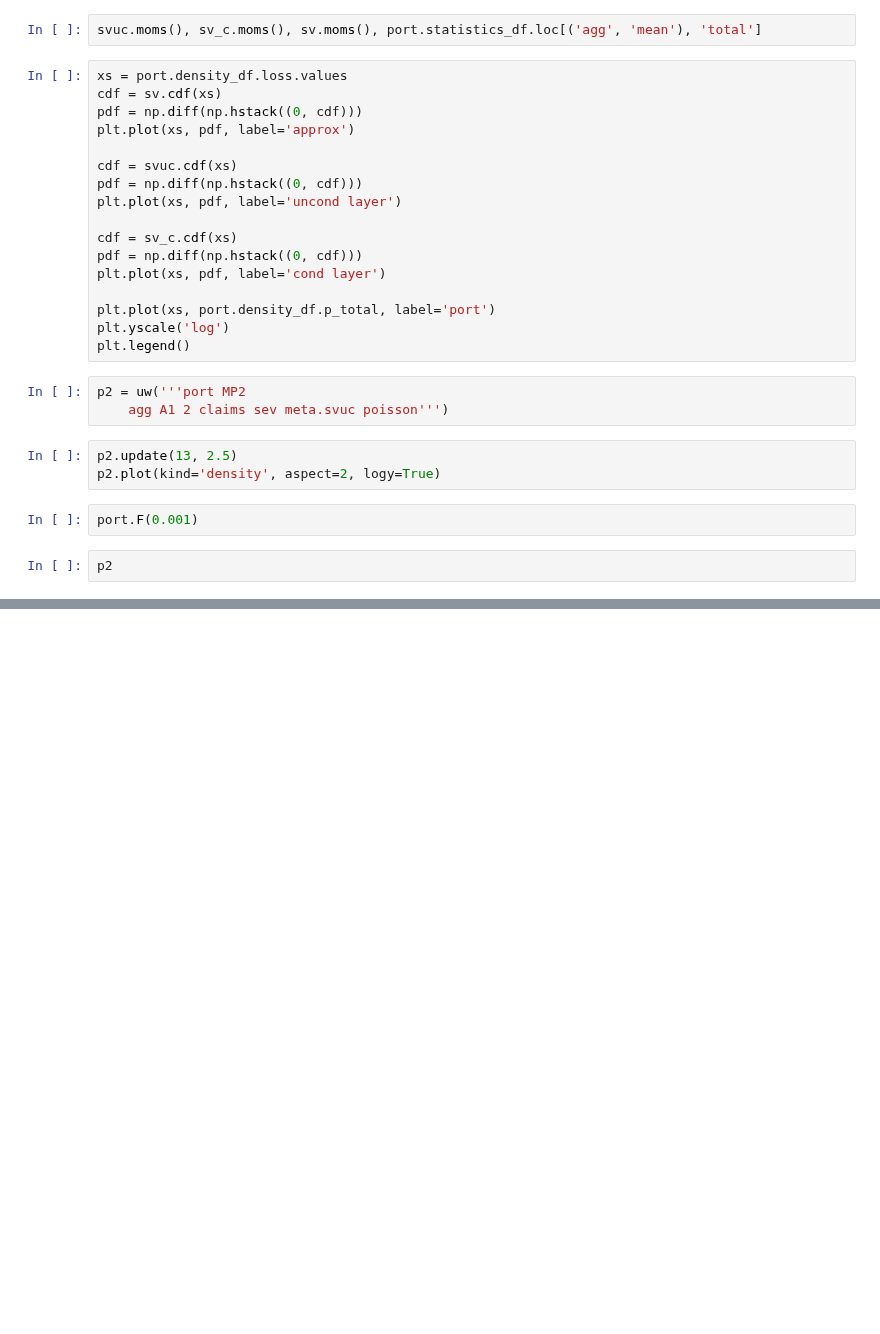
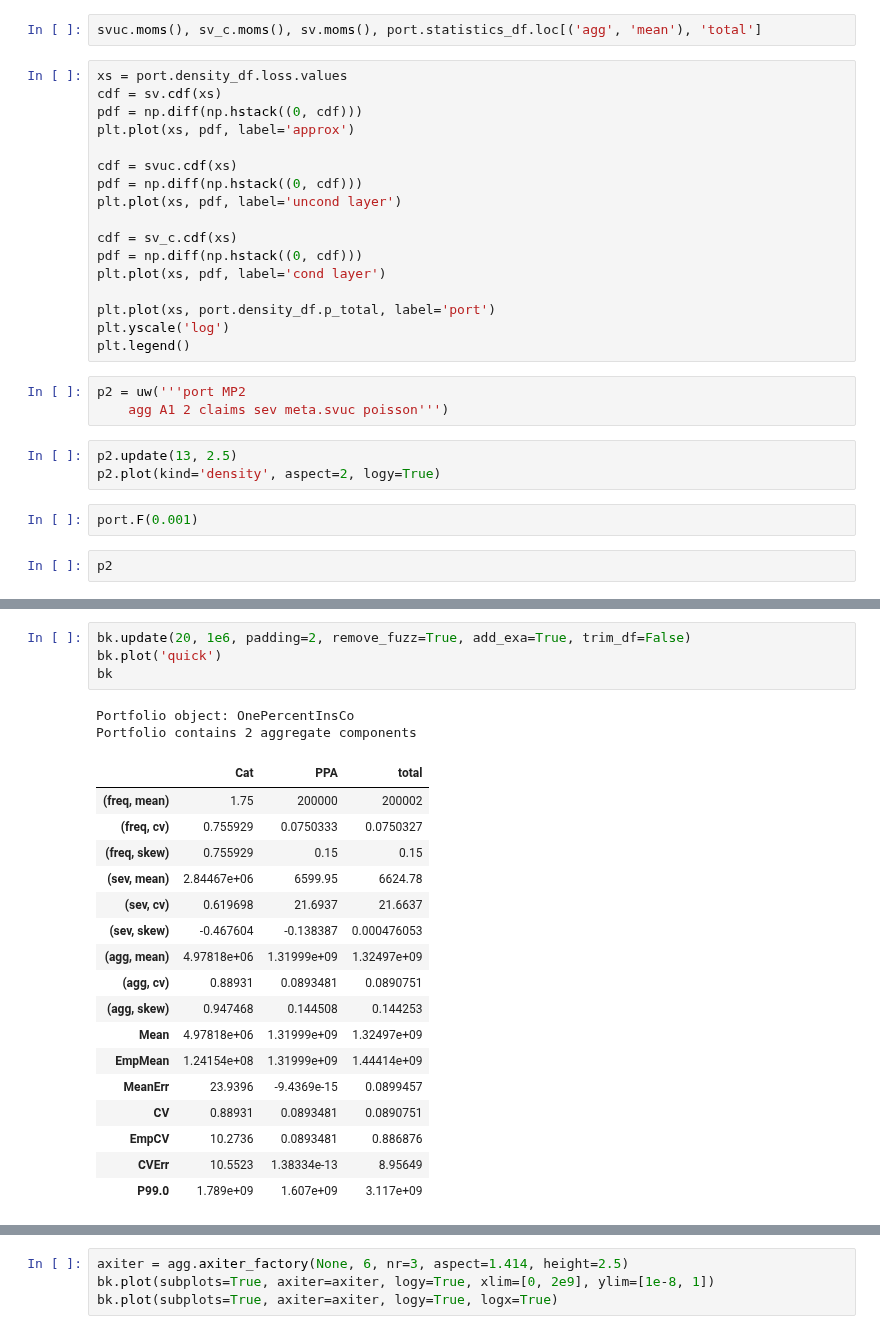
Before and after one commit to mynl/aggregate, a Jupyter notebook: examples/dist_and_pricing.ipynb, the cells around one changed output, grey strips where cells are left out. Drawn from its saved outputs; the diff is of its cells as text; blank space fills up the shorter version.

```diff
--- a/examples/dist_and_pricing.ipynb
+++ b/examples/dist_and_pricing.ipynb
@@ -224,0 +375,24 @@ p2
+# %%
+bk.update(20, 1e6, padding=2, remove_fuzz=True, add_exa=True, trim_df=False)
+bk.plot('quick')
+bk
+# %% [output]
+Portfolio object: OnePercentInsCo
+Portfolio contains 2 aggregate components
+|  | Cat | PPA | total |
+| (freq, mean) | 1.75 | 200000 | 200002 |
+| (freq, cv) | 0.755929 | 0.0750333 | 0.0750327 |
+| (freq, skew) | 0.755929 | 0.15 | 0.15 |
+| (sev, mean) | 2.84467e+06 | 6599.95 | 6624.78 |
+| (sev, cv) | 0.619698 | 21.6937 | 21.6637 |
+| (sev, skew) | -0.467604 | -0.138387 | 0.000476053 |
+| (agg, mean) | 4.97818e+06 | 1.31999e+09 | 1.32497e+09 |
+| (agg, cv) | 0.88931 | 0.0893481 | 0.0890751 |
+| (agg, skew) | 0.947468 | 0.144508 | 0.144253 |
+| Mean | 4.97818e+06 | 1.31999e+09 | 1.32497e+09 |
+| EmpMean | 1.24154e+08 | 1.31999e+09 | 1.44414e+09 |
+| MeanErr | 23.9396 | -9.4369e-15 | 0.0899457 |
+| CV | 0.88931 | 0.0893481 | 0.0890751 |
+| EmpCV | 10.2736 | 0.0893481 | 0.886876 |
+| CVErr | 10.5523 | 1.38334e-13 | 8.95649 |
+| P99.0 | 1.789e+09 | 1.607e+09 | 3.117e+09 |
@@ -224,0 +400,4 @@ p2
+# %%
+axiter = agg.axiter_factory(None, 6, nr=3, aspect=1.414, height=2.5)
+bk.plot(subplots=True, axiter=axiter, logy=True, xlim=[0, 2e9], ylim=[1e-8, 1])
+bk.plot(subplots=True, axiter=axiter, logy=True, logx=True)
```
Also changed, not shown: parts of 47 cells of this notebook, 9 other files.
